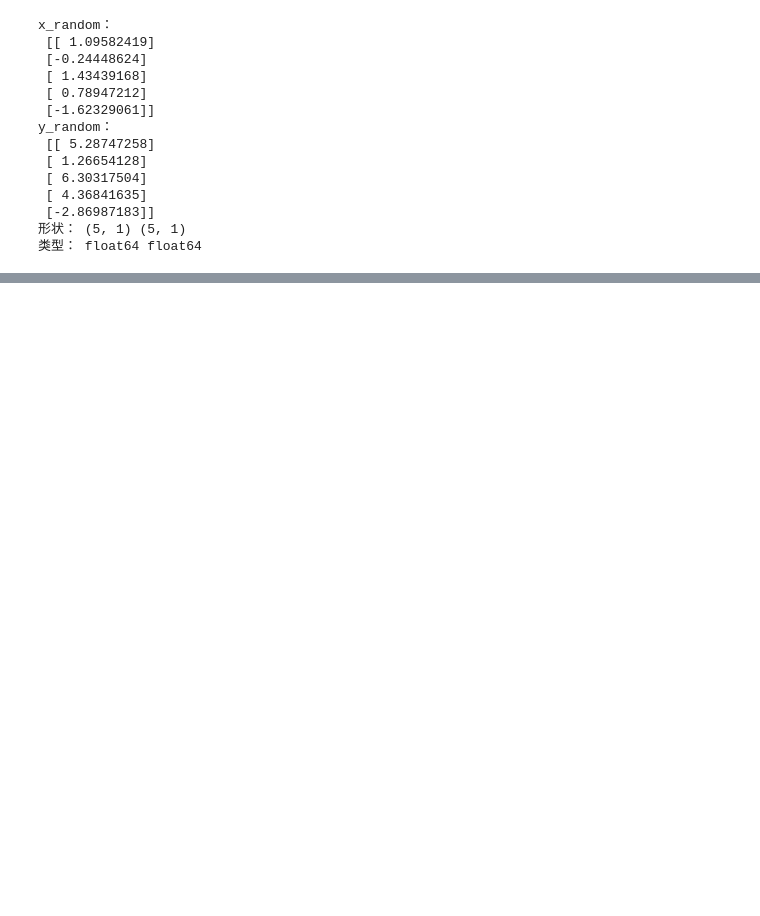
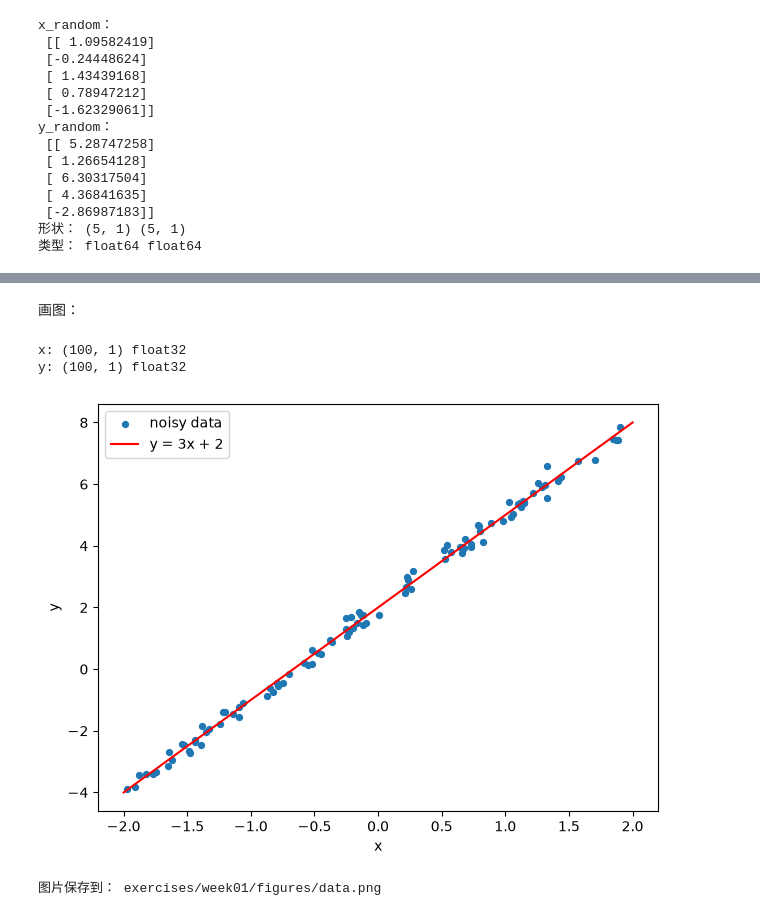
Before and after one commit to Lisongte/multimodal-learning, a Jupyter notebook: notes/01_python_numpy.ipynb, the cells around one changed output, grey strips where cells are left out. Saved outputs shown, nothing was run; the diff lists cells and outputs as text; code cells hidden in the pictures; blank space fills up the shorter version.

```diff
--- a/notes/01_python_numpy.ipynb
+++ b/notes/01_python_numpy.ipynb
@@ -176,0 +210,36 @@ y_random：
+# %% [markdown]
+画图：
+# %%
+import matplotlib.pyplot as plt
+from pathlib import Path
+
+rng = np.random.default_rng(seed=42)
+
+x_data = rng.uniform(-2, 2, size=(100, 1)).astype(np.float32)
+noise = rng.normal(0, 0.2, size=(100, 1)).astype(np.float32)
+y_data = make_target(x_data) + noise
+
+print("x:", x_data.shape, x_data.dtype)
+print("y:", y_data.shape, y_data.dtype)
+
+x_line = np.linspace(-2, 2, 200, dtype=np.float32).reshape(-1, 1)
+y_line = make_target(x_line)
+
+plt.scatter(x_data[:, 0], y_data[:, 0], s=18, label="noisy data")
+plt.plot(x_line[:, 0], y_line[:, 0], color="red", label="y = 3x + 2")
+plt.xlabel("x")
+plt.ylabel("y")
+plt.legend()
+plt.tight_layout()
+
+output = Path("exercises/week01/figures/data.png")
+output.parent.mkdir(parents=True, exist_ok=True)
+plt.savefig(output)
+plt.show()
+
+print("图片保存到：", output)
+# %% [output]
+x: (100, 1) float32
+y: (100, 1) float32
+[figure, added]
+图片保存到： exercises/week01/figures/data.png
```
Also changed, not shown: parts of 4 cells of this notebook, 1 other file.
